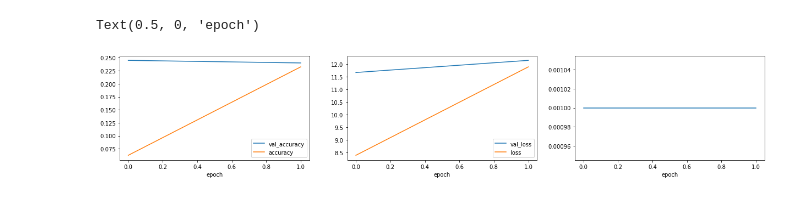
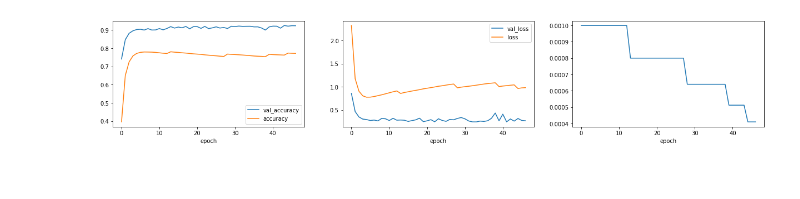
Before and after one commit to hadim/captchanet, a Jupyter notebook: notebooks/3_Evaluation.ipynb, the cells around one changed output. Drawn from its saved outputs; the diff is of its cells as text; code cells hidden in the pictures.

```diff
--- a/notebooks/3_Evaluation.ipynb
+++ b/notebooks/3_Evaluation.ipynb
@@ -27,9 +27,10 @@ model_dir = data_dir / 'model'
 tokenizer = tfds.features.text.TokenTextEncoder.load_from_file(str(tokenizer_path))
 # %%
 # Load model
-model_name = '2019.07.02-23.46'
-model_path = model_dir / model_name / 'model.h5'
+model_name = '2019.07.03-00.44'
+model_path = model_dir / model_name
+model_file_path = model_path / 'model.h5'
 
-model = tf.keras.models.load_model(str(model_path))
+model = tf.keras.models.load_model(str(model_file_path))
 # %% [output]
 WARNING: Logging before flag parsing goes to stderr.
@@ -40,32 +41,33 @@ Use tf.where in 2.0, which has the same broadcast rule as np.where
 # %%
 # Check history
 
-history_path = model_dir / model_name / 'history.csv'
+history_path = model_path / 'history.csv'
 history = pd.read_csv(history_path)
 
 n = 3
 size = 3.5
 ncols = 3
 w_h_scale = 2
 figsize = (ncols * size * w_h_scale, size)
 fig, axs = plt.subplots(nrows=n//ncols, ncols=ncols, figsize=figsize)
 axs = axs.flatten()
 
 axs[0].plot(history['val_accuracy'], label='val_accuracy')
 axs[0].plot(history['accuracy'], label='accuracy')
 axs[0].set_xlabel('epoch')
 axs[0].legend()
 
 axs[1].plot(history['val_loss'], label='val_loss')
 axs[1].plot(history['loss'], label='loss')
 axs[1].set_xlabel('epoch')
 axs[1].legend()
 
 axs[2].plot(history['lr'])
 axs[2].set_xlabel('epoch')
+
+fig.savefig(model_path / 'history.png')
 # %% [output]
-Text(0.5, 0, 'epoch')
-[figure, old version]
+[figure, new version]
 # %%
 # Perform prediction
 batch_size  = 8
```
Also changed, not shown: parts of 4 cells of this notebook.
